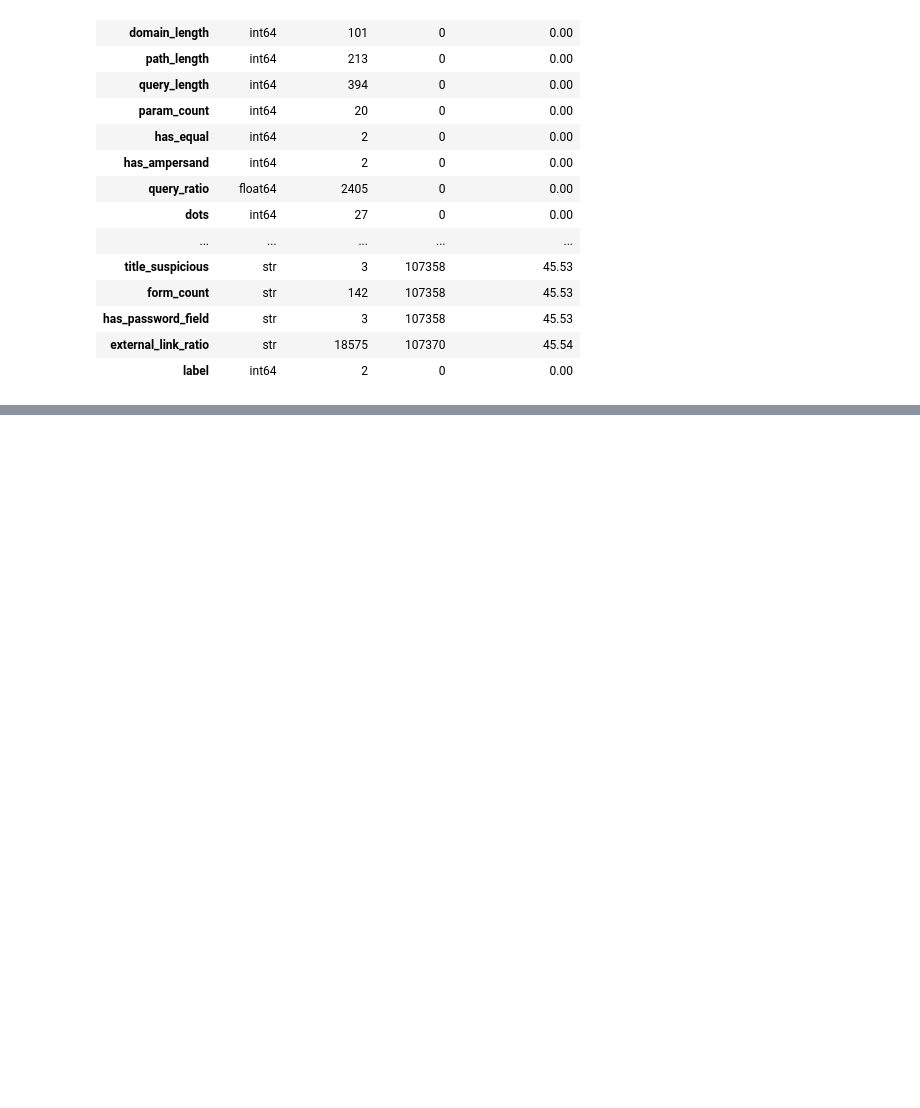
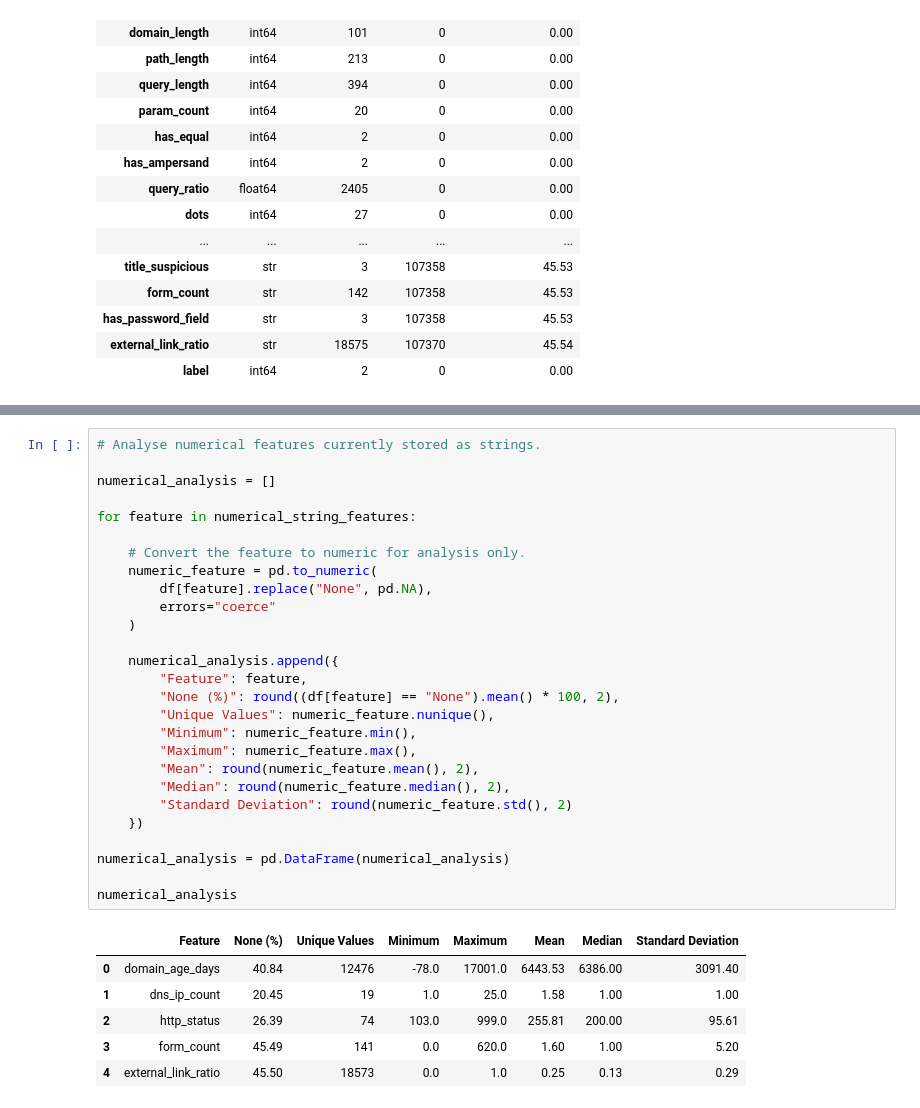
Before and after one commit to ajay-nagpal/Phishing-URL-detector, a Jupyter notebook: phishing_url_detector.ipynb, the cells around one changed output, grey strips where cells are left out. Saved outputs shown, nothing was run; the diff lists cells and outputs as text; blank space fills up the shorter version.

```diff
--- a/phishing_url_detector.ipynb
+++ b/phishing_url_detector.ipynb
@@ -869,0 +1140,34 @@ feature_summary
+# %%
+# Analyse numerical features currently stored as strings.
+
+numerical_analysis = []
+
+for feature in numerical_string_features:
+
+    # Convert the feature to numeric for analysis only.
+    numeric_feature = pd.to_numeric(
+        df[feature].replace("None", pd.NA),
+        errors="coerce"
+    )
+
+    numerical_analysis.append({
+        "Feature": feature,
+        "None (%)": round((df[feature] == "None").mean() * 100, 2),
+        "Unique Values": numeric_feature.nunique(),
+        "Minimum": numeric_feature.min(),
+        "Maximum": numeric_feature.max(),
+        "Mean": round(numeric_feature.mean(), 2),
+        "Median": round(numeric_feature.median(), 2),
+        "Standard Deviation": round(numeric_feature.std(), 2)
+    })
+
+numerical_analysis = pd.DataFrame(numerical_analysis)
+
+numerical_analysis
+# %% [output]
+|  | Feature | None (%) | Unique Values | Minimum | Maximum | Mean | Median | Standard Deviation |
+| 0 | domain_age_days | 40.84 | 12476 | -78.0 | 17001.0 | 6443.53 | 6386.00 | 3091.40 |
+| 1 | dns_ip_count | 20.45 | 19 | 1.0 | 25.0 | 1.58 | 1.00 | 1.00 |
+| 2 | http_status | 26.39 | 74 | 103.0 | 999.0 | 255.81 | 200.00 | 95.61 |
+| 3 | form_count | 45.49 | 141 | 0.0 | 620.0 | 1.60 | 1.00 | 5.20 |
+| 4 | external_link_ratio | 45.50 | 18573 | 0.0 | 1.0 | 0.25 | 0.13 | 0.29 |
```
Also changed, not shown: parts of 24 cells of this notebook.
